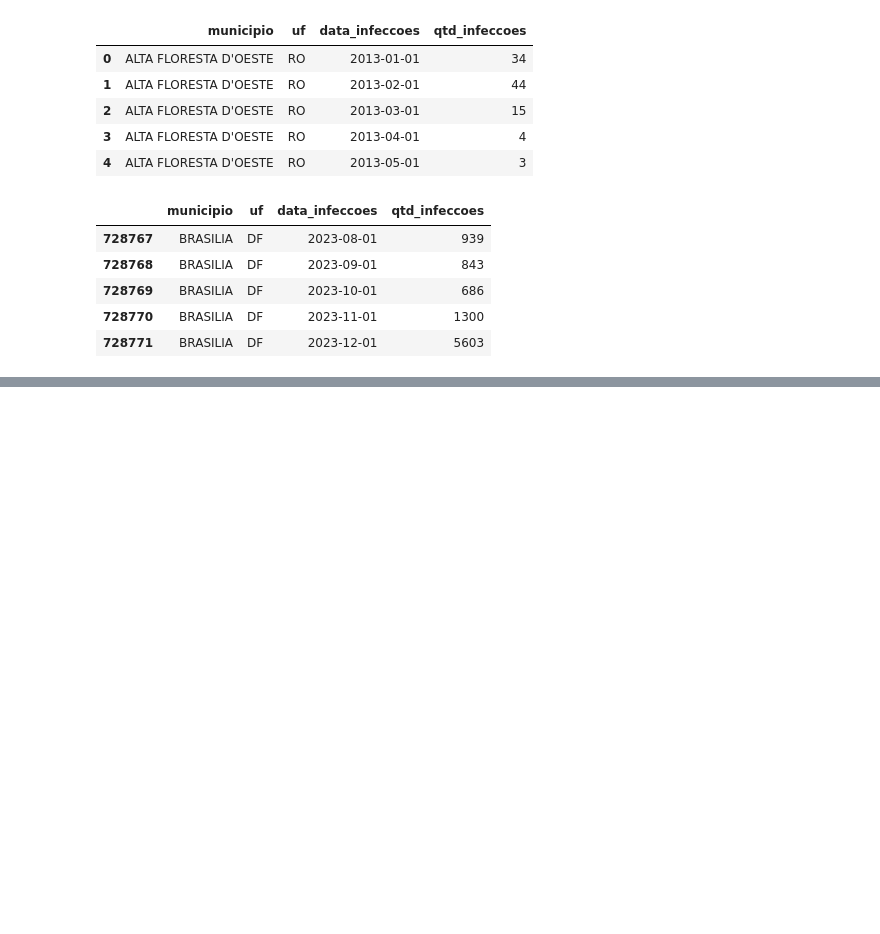
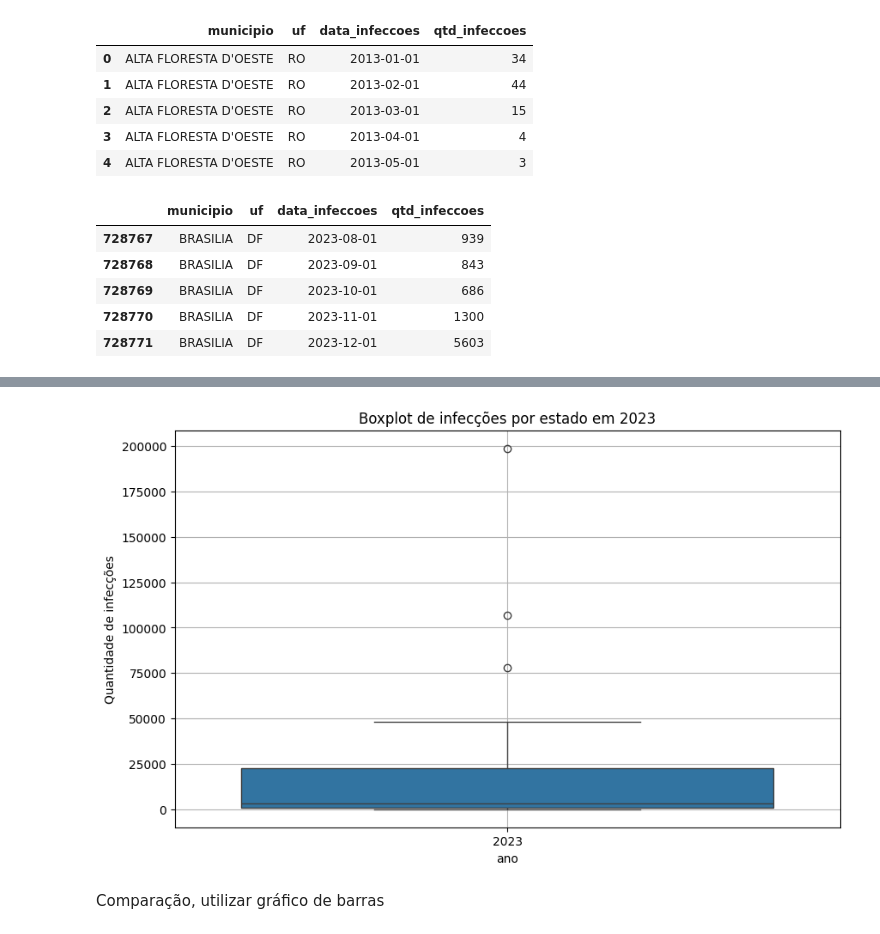
Before and after one commit to brenoazvd/pos_data_analytics, a Jupyter notebook: primeira_aula/Dengue_Brasil.ipynb, the cells around one changed output, grey strips where cells are left out. Saved outputs shown, nothing was run; the diff lists cells and outputs as text; code cells hidden in the pictures; blank space fills up the shorter version.

```diff
--- a/primeira_aula/Dengue_Brasil.ipynb
+++ b/primeira_aula/Dengue_Brasil.ipynb
@@ -51,0 +215,3 @@ df_dengue.tail()
+# %%
+#Filtrar os dados para o ano de 2023
+infeccoes_estado_2023 = infeccoes_estado[infeccoes_estado['ano'] == 2023]
@@ -51,0 +241,9 @@ df_dengue.tail()
+# %%
+plt.figure(figsize=(10,6))
+sns.boxplot(data = infeccoes_estado_2023, x='ano', y='qtd_infeccoes')
+plt.title('Boxplot de infecções por estado em 2023')
+plt.ylabel('Quantidade de infecções')
+plt.grid(True)
+plt.show()
+# %% [output]
+[figure, added]
@@ -51,0 +256,2 @@ df_dengue.tail()
+# %% [markdown]
+Comparação, utilizar gráfico de barras
```
Also changed, not shown: parts of 35 cells of this notebook.
